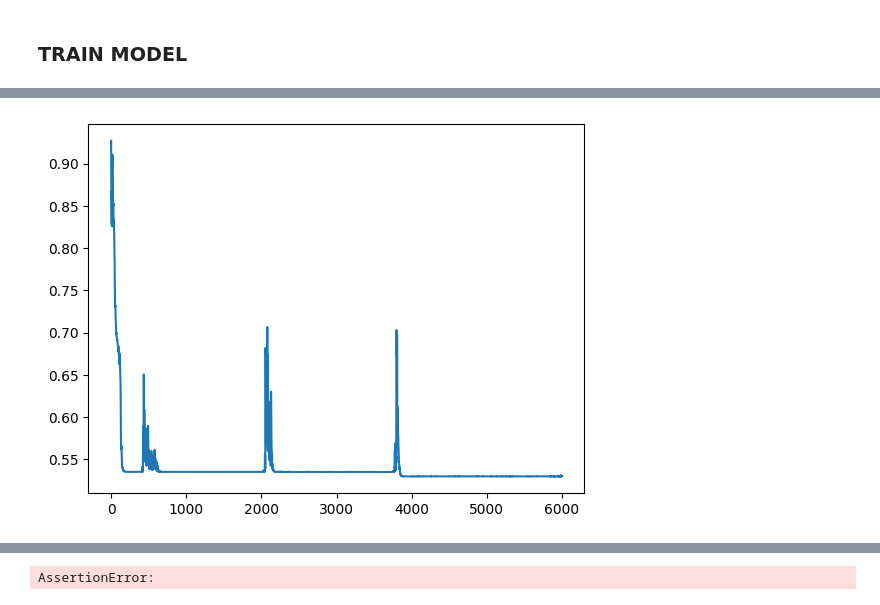
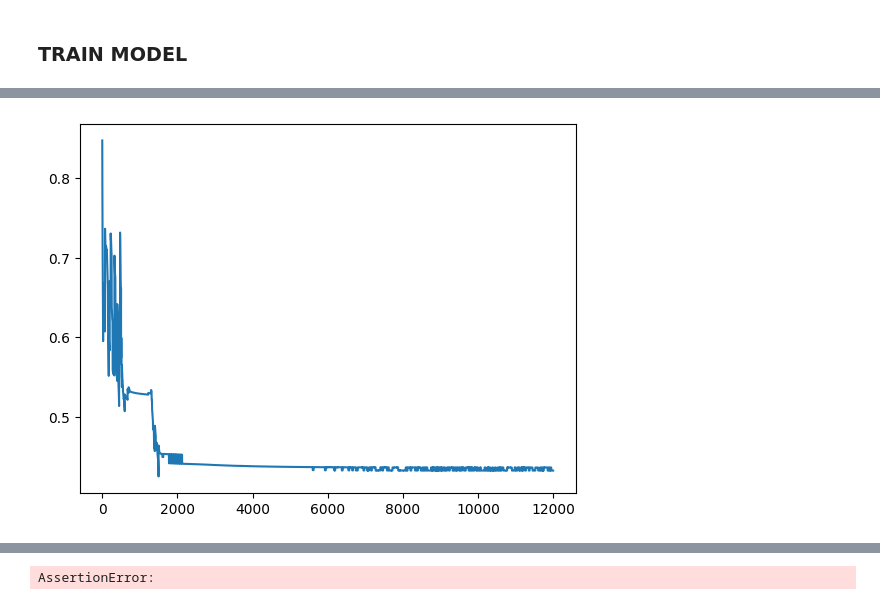
Before and after one commit to gretareitenbach/Deep-Arguing, a Jupyter notebook: examples/glioma/gradual-aacbr-test.ipynb, the cells around one changed output, grey strips where cells are left out. Saved outputs shown, nothing was run; the diff lists cells and outputs as text; code cells hidden in the pictures.

```diff
--- a/examples/glioma/gradual-aacbr-test.ipynb
+++ b/examples/glioma/gradual-aacbr-test.ipynb
@@ -72,3 +72,6 @@ plt.show()
 # %% [output]
 [figure]
 [figure]
+# %%
+X_centroids, y_centroids = cluster_data(train["X"], train["y"], lambda x: 5)
+X_centroids, y_centroids = torch.tensor(X_centroids, device=device),      torch.tensor(y_centroids, dtype=torch.float32, device=device)
@@ -93,9 +102,12 @@ DEFAULT_CASE = X_train.mean(axis=0)
 X_DEFAULTS = DEFAULT_CASE.tile(len(all_y), 1)
 Y_DEFAULTS = torch.tensor(all_y, device=device).flip([0])
 # %%
-MAX_ITERS = 95
-EPOCHS = 6000
+# MAX_ITERS = 95
+MAX_ITERS = len(X_centroids)
+# EPOCHS = 6000
+EPOCHS = 12000
 USE_SYMMETRIC_ATTACKS = False
+# LR = 2e-2
 LR = 2e-2
 TEMPERATURE = 0.05
 USE_BLOCKERS = True
@@ -157,7 +169,7 @@ POST_PROCESS_FUNC = uni_directional
 # %%
 print("RESULTS ON VALIDATION SET PRE TRAINING")
 with torch.no_grad():
-    accuracy, precision, recall, f1 = evaluate_model(model, X_train, y_train, X_DEFAULTS, Y_DEFAULTS,
+    accuracy, precision, recall, f1 = evaluate_model(model, X_centroids, y_centroids, X_DEFAULTS, Y_DEFAULTS,
                                                      X_val, y_val, show_confusion=True, use_blockers=USE_BLOCKERS,
                                                      print_matrix=True, print_compute_graph=False,
                                                      print_graph=False, print_results=True, post_process_func=POST_PROCESS_FUNC,
@@ -171,13 +183,20 @@ Accuracy, Precision, Recall, F1
 # %%
-losses = static_train_model(model, X_train, y_train,
-                X_DEFAULTS, Y_DEFAULTS, optimizer,
-                criterion, EPOCHS, X_new_cases=X_train, y_new_cases=y_train,
-                use_symmetric_attacks=False, use_blockers=USE_BLOCKERS,
-                plot_loss_curve=True,
-                disable_tqdm=False, post_process_func=POST_PROCESS_FUNC, regularise_graph=regulariser,
-                use_supports=USE_SUPPORTS)
+losses = auto_weight_training(model, X_centroids, y_centroids,
+                            X_DEFAULTS, Y_DEFAULTS, X_val, y_val, optimizer,
+                            EPOCHS, X_new_cases=X_train, y_new_cases=y_train,
+                            use_symmetric_attacks=False, use_blockers=USE_BLOCKERS,
+                            plot_loss_curve=True,
+                            disable_tqdm=False, post_process_func=POST_PROCESS_FUNC, regularise_graph=regulariser,
+                            use_supports=USE_SUPPORTS)
+# losses = static_train_model(model, X_train, y_train,
+#                 X_DEFAULTS, Y_DEFAULTS, optimizer,
+#                 criterion, EPOCHS, X_new_cases=X_train, y_new_cases=y_train,
+#                 use_symmetric_attacks=False, use_blockers=USE_BLOCKERS,
+#                 plot_loss_curve=True,
+#                 disable_tqdm=False, post_process_func=POST_PROCESS_FUNC, regularise_graph=regulariser,
+#                 use_supports=USE_SUPPORTS)
 # %% [output]
-[figure, old version]
+[figure, new version]
 # %%
 print("RESULTS ON VALIDATION SET POST TRAINING")
 with torch.no_grad():
```
Also changed, not shown: parts of 7 cells of this notebook, 4 other files.
